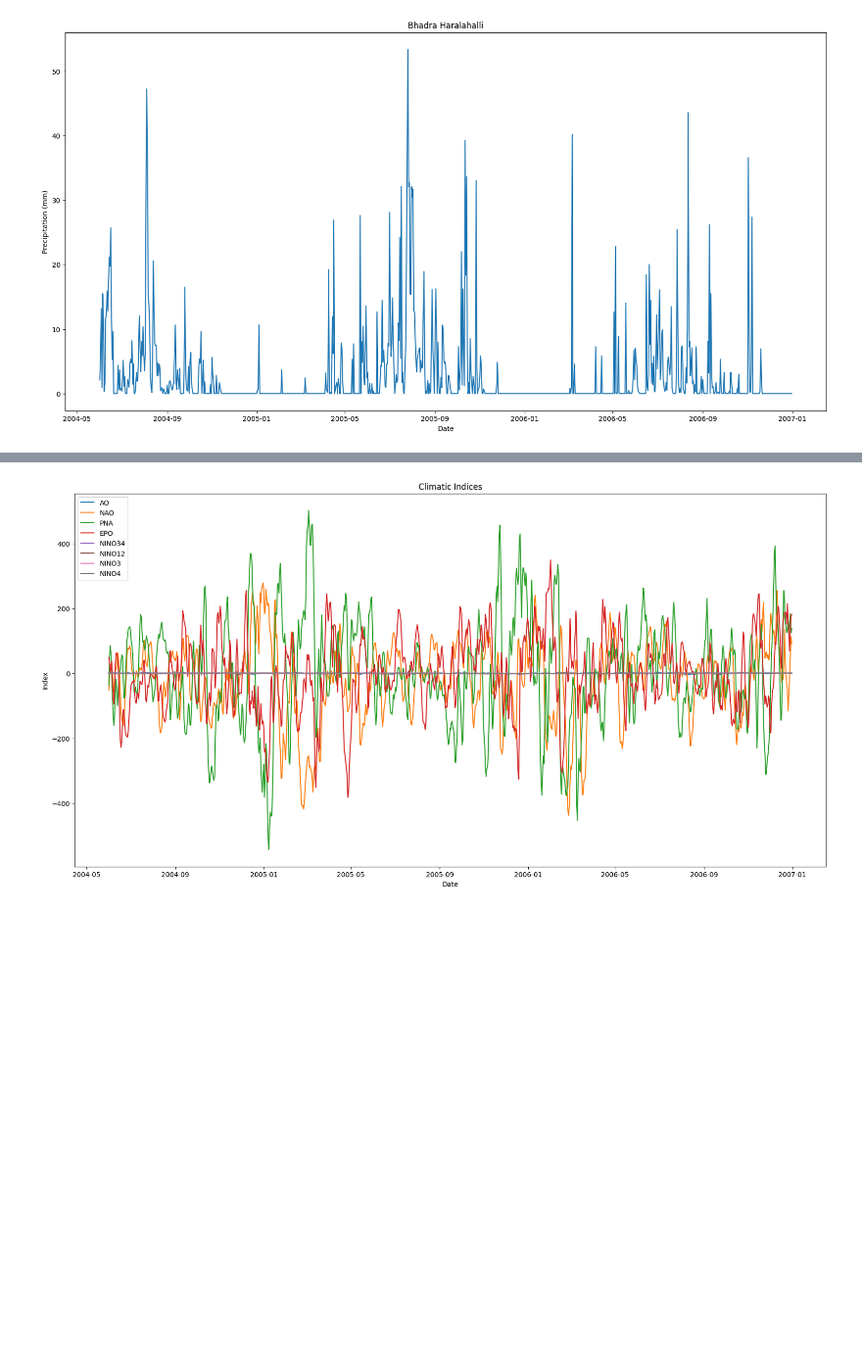
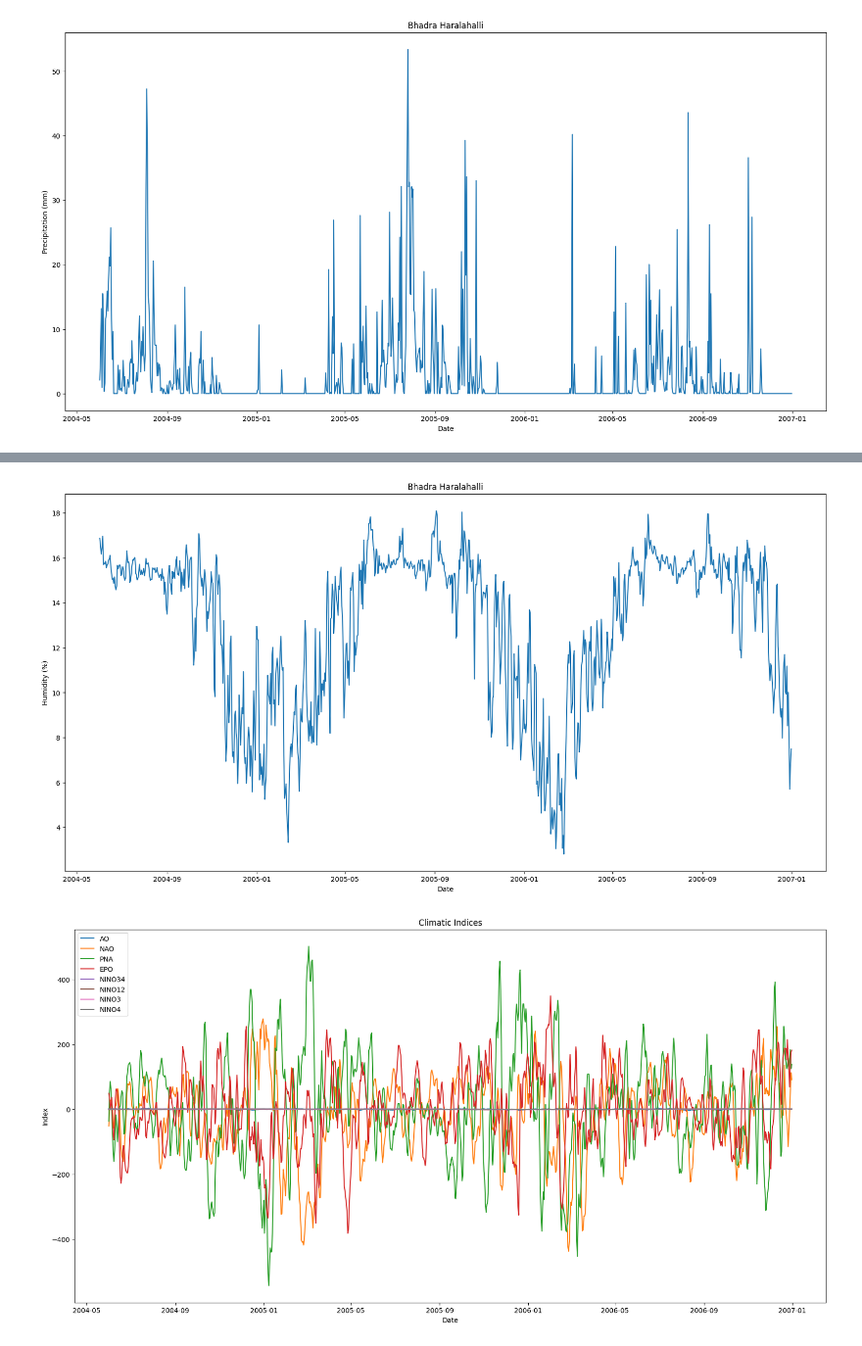
Before and after one commit to KKcuber/BTP-2, a Jupyter notebook: inflow_prediction.ipynb, the cells around one changed output, grey strips where cells are left out. Shown at 98% size. Saved outputs shown, nothing was run; the diff lists cells and outputs as text; code cells hidden in the pictures; blank space fills up the shorter version.

```diff
--- a/inflow_prediction.ipynb
+++ b/inflow_prediction.ipynb
@@ -50,3 +69,22 @@ plt.show()
+# %%
+# Read data from csv file, data has 2 columns: Date and Humidity
+# Date is in yyyy-mm-dd format
+humidity_df = pd.read_csv('./data/humidity.csv', header=0, names=['Date', 'Humidity'])
+humidity_df['Date'] = pd.to_datetime(humidity_df['Date'], format='%Y-%m-%d')
+humidity_df = humidity_df.set_index('Date')
+
+# take values from June 2004 to December 2006
+humidity_df = humidity_df.loc['2004-06-01':'2006-12-31']
+
+# plot the data
+plt.figure(figsize=(20, 10))
+plt.plot(humidity_df['Humidity'])
+plt.xlabel('Date')
+plt.ylabel('Humidity (%)')
+plt.title('Bhadra Haralahalli')
+plt.show()
+# %% [output]
+[figure, added]
 # %%
 # read data from data.csv which has following columns - Date,AO,NAO,PNA,EPO,NINO34,NINO12,NINO3,NINO4
 # Date is in yyyy-mm-dd format
```
Also changed, not shown: parts of 6 cells of this notebook, 3 other files.
